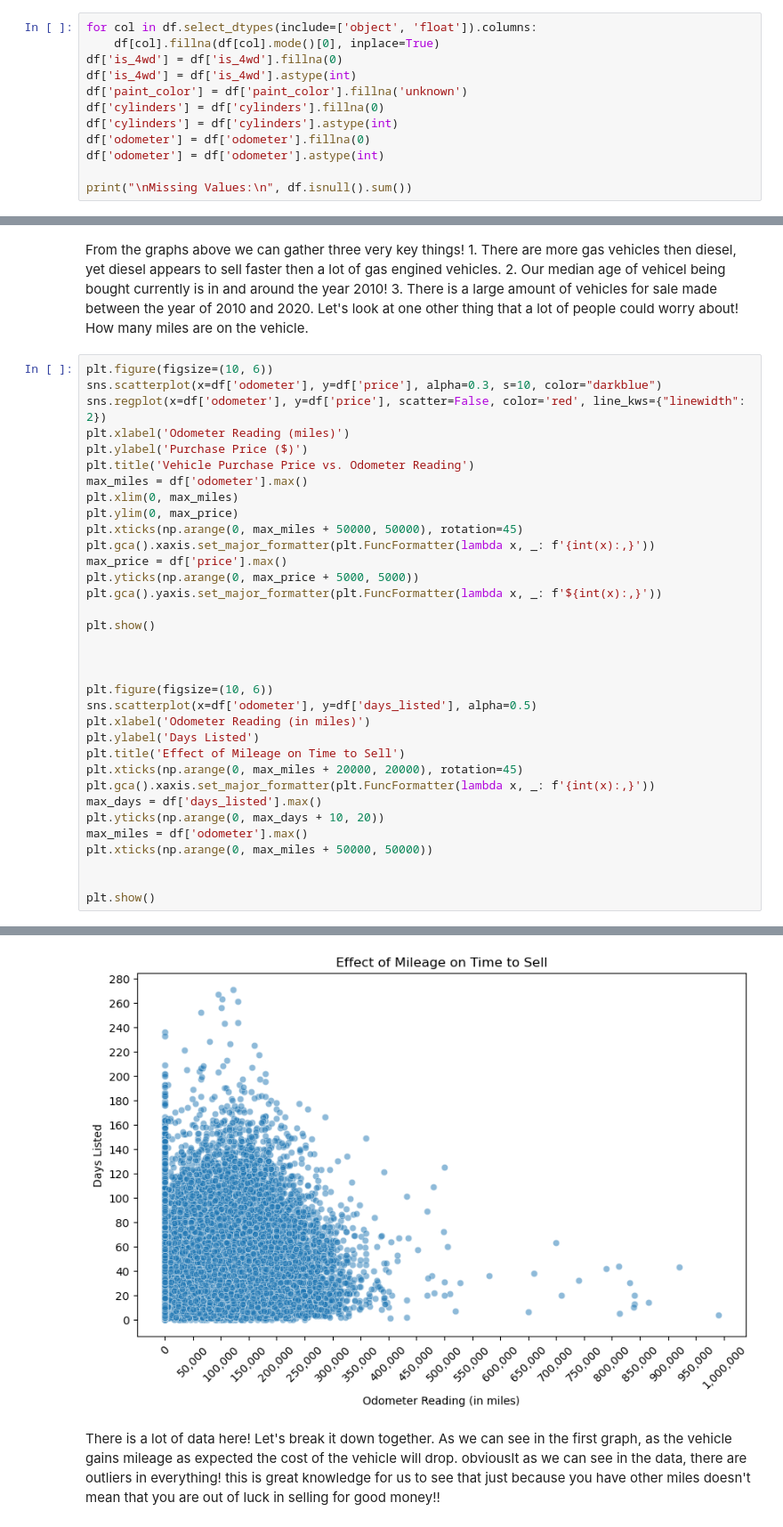
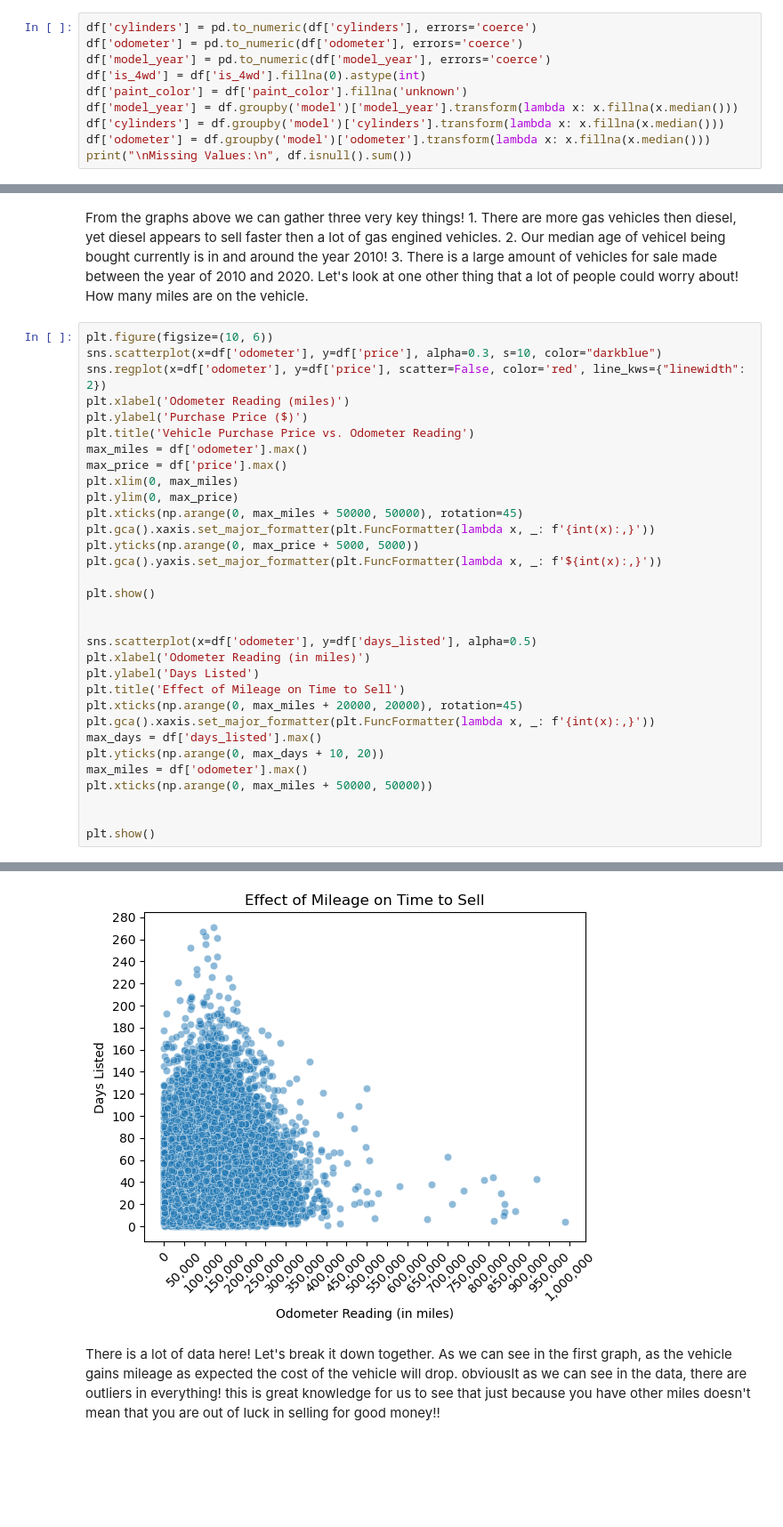
Before and after one commit to Coryrpatterson/Sprint-4-final-project, a Jupyter notebook: notebooks/EDA.ipynb, the cells around one changed output, grey strips where cells are left out. Shown: that part at 89% size. Saved outputs shown, nothing was run; the diff lists cells and outputs as text; blank space fills up the shorter version.

```diff
--- a/notebooks/EDA.ipynb
+++ b/notebooks/EDA.ipynb
@@ -53,16 +54,14 @@ date_posted         0
 days_listed         0
 dtype: int64
 # %%
-for col in df.select_dtypes(include=['object', 'float']).columns:
-    df[col].fillna(df[col].mode()[0], inplace=True)
-df['is_4wd'] = df['is_4wd'].fillna(0)
-df['is_4wd'] = df['is_4wd'].astype(int)
+df['cylinders'] = pd.to_numeric(df['cylinders'], errors='coerce')
+df['odometer'] = pd.to_numeric(df['odometer'], errors='coerce')
+df['model_year'] = pd.to_numeric(df['model_year'], errors='coerce')
+df['is_4wd'] = df['is_4wd'].fillna(0).astype(int)
 df['paint_color'] = df['paint_color'].fillna('unknown')
-df['cylinders'] = df['cylinders'].fillna(0)
-df['cylinders'] = df['cylinders'].astype(int)
-df['odometer'] = df['odometer'].fillna(0)
-df['odometer'] = df['odometer'].astype(int)
-
+df['model_year'] = df.groupby('model')['model_year'].transform(lambda x: x.fillna(x.median()))
+df['cylinders'] = df.groupby('model')['cylinders'].transform(lambda x: x.fillna(x.median()))
+df['odometer'] = df.groupby('model')['odometer'].transform(lambda x: x.fillna(x.median()))
 print("\nMissing Values:\n", df.isnull().sum())
 # %% [output]
 Missing Values:
@@ -226,19 +220,17 @@ plt.xlabel('Odometer Reading (miles)')
 plt.ylabel('Purchase Price ($)')
 plt.title('Vehicle Purchase Price vs. Odometer Reading')
 max_miles = df['odometer'].max()
+max_price = df['price'].max()
 plt.xlim(0, max_miles)
 plt.ylim(0, max_price)
 plt.xticks(np.arange(0, max_miles + 50000, 50000), rotation=45)
 plt.gca().xaxis.set_major_formatter(plt.FuncFormatter(lambda x, _: f'{int(x):,}'))
-max_price = df['price'].max()
 plt.yticks(np.arange(0, max_price + 5000, 5000))
 plt.gca().yaxis.set_major_formatter(plt.FuncFormatter(lambda x, _: f'${int(x):,}'))
 
 plt.show()
 
 
-
-plt.figure(figsize=(10, 6))
 sns.scatterplot(x=df['odometer'], y=df['days_listed'], alpha=0.5)
 plt.xlabel('Odometer Reading (in miles)')
 plt.ylabel('Days Listed')
@@ -257,4 +249,4 @@ plt.show()
-[figure, old version]
+[figure, new version]
 # %% [markdown]
 There is a lot of data here! Let's break it down together. As we can see in the first graph, as the vehicle gains mileage as expected the cost of the vehicle will drop. obviouslt as we can see in the data, there are outliers in everything! this is great knowledge for us to see that just because you have other miles doesn't mean that you are out of luck in selling for good money!!
 # %% [markdown]
```
Also changed, not shown: parts of 6 cells of this notebook, 1 other file.
